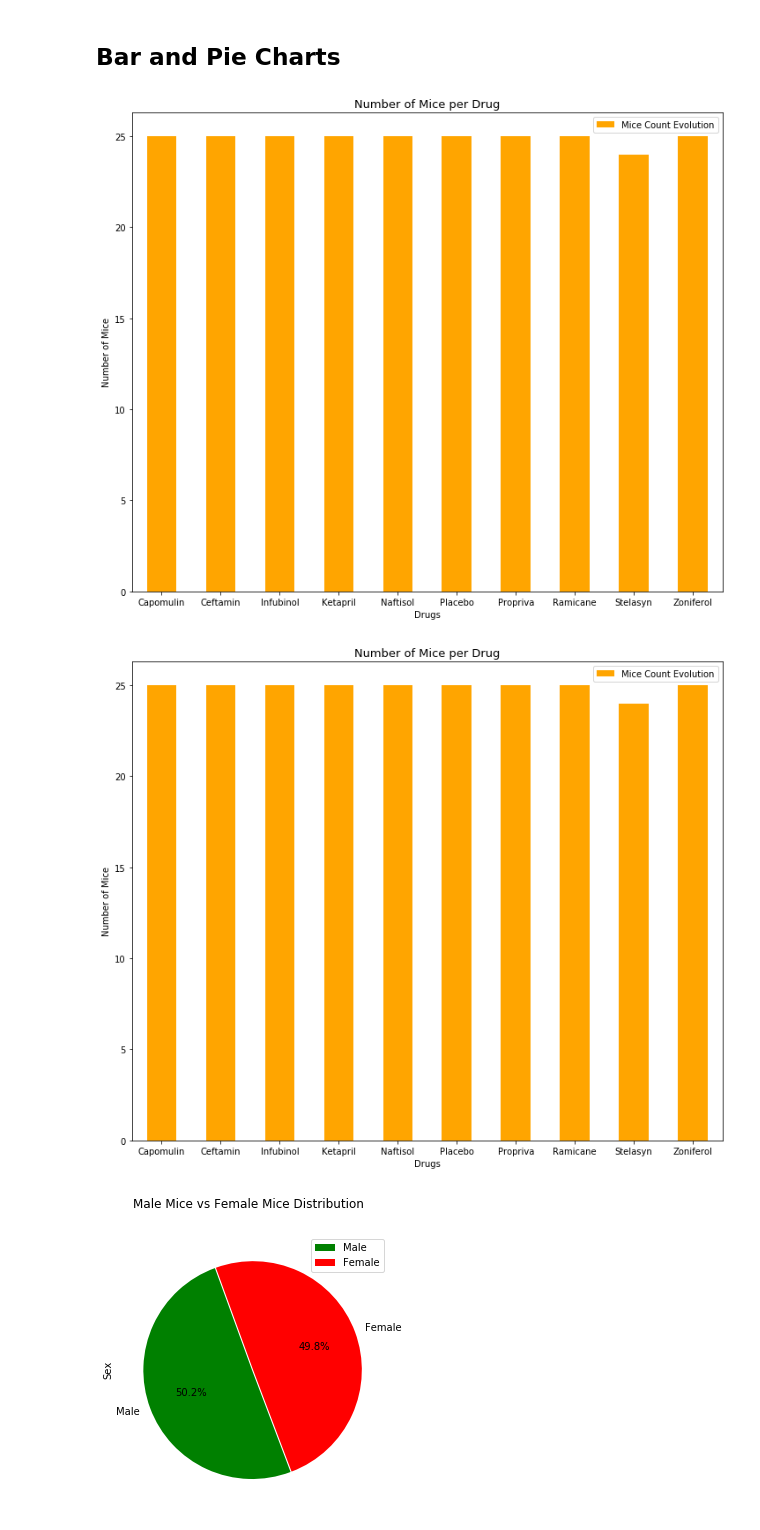
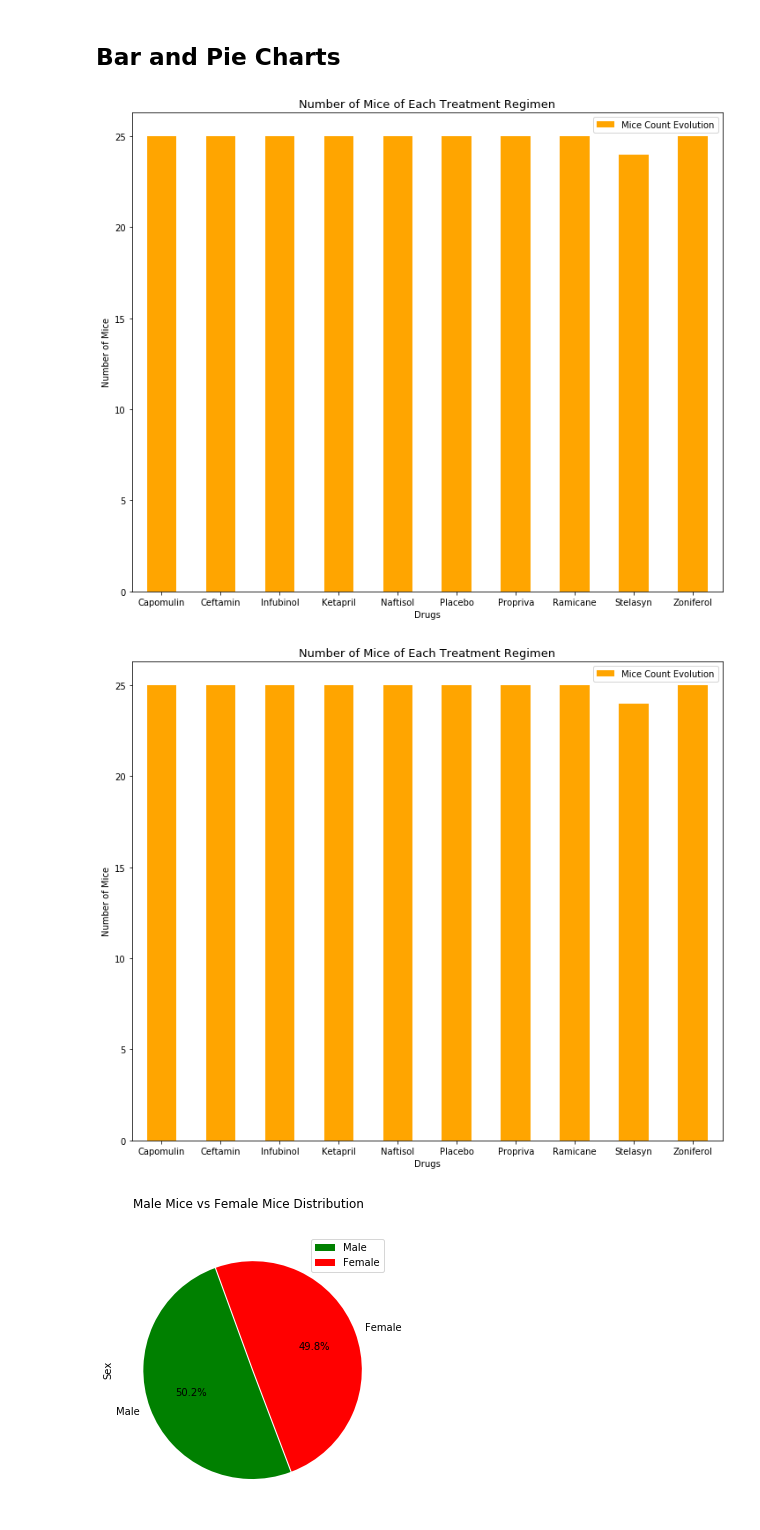
Before and after one commit to azpunit/Matplotlib-challenge, a Jupyter notebook: pymaceuticals.ipynb, the cells around one changed output. Saved outputs shown, nothing was run; the diff lists cells and outputs as text; code cells hidden in the pictures.

```diff
--- a/pymaceuticals.ipynb
+++ b/pymaceuticals.ipynb
@@ -162,26 +164,26 @@ summary_statistics
 # %%
 # Generate a bar plot showing the total number of mice for each treatment throughout the course of the study using pandas.
 clean_mouse_study_df = clean_mouse_study.drop_duplicates(subset="Mouse ID")
 clean_mouse_study_treatment = clean_mouse_study_df.groupby("Drug Regimen")
 
 number_of_mice_df = clean_mouse_study_treatment["Mouse ID"].count()
 new_mouse_study = number_of_mice_df.reset_index()
 new_mouse_study_df = new_mouse_study.groupby("Drug Regimen")
 
 data_plot = number_of_mice_df.plot(kind="bar", figsize=(12,10), color="orange", width=0.5, label="Mice Count Evolution")
 data_plot.set_xticklabels(new_mouse_study["Drug Regimen"], rotation="horizontal")
 
 data_plot.set_xlim(-0.5, len(new_mouse_study["Drug Regimen"])-0.5)
 data_plot.set_ylim(0, max(number_of_mice_df)+1.3)
 
-data_plot.set_title("Number of Mice per Drug", fontsize=13)
+data_plot.set_title("Number of Mice of Each Treatment Regimen", fontsize=13)
 data_plot.set_xlabel("Drugs")
 data_plot.set_ylabel("Number of Mice")
 data_plot.legend(loc="best")
 
 data_plot.plot();
 # %% [output]
-[figure, old version]
+[figure, new version]
 # %%
 # Generate a bar plot showing the total number of mice for each treatment throughout the course of the study using pyplot.
 clean_mouse_study_df = clean_mouse_study.drop_duplicates(subset="Mouse ID")
@@ -201,14 +203,14 @@ plt.xticks(tick_locations, clean_mouse_study_treatment_2_df, rotation="horizonta
 plt.xlim(-0.5, len(x_axis)-0.5)
 plt.ylim(0, max(clean_mouse_study_treatment_4_df)+1.3)
 
-plt.title("Number of Mice per Drug", fontsize=13)
+plt.title("Number of Mice of Each Treatment Regimen", fontsize=13)
 plt.xlabel("Drugs")
 plt.ylabel("Number of Mice")
 plt.legend(loc="best")
 
 plt.show()
 # %% [output]
-[figure, old version]
+[figure, new version]
 # %%
 # Generate a pie plot showing the distribution of female versus male mice using pandas
 columns = ["Mouse ID", "Drug Regimen", "Sex", "Age_months", "Weight (g)", "Timepoint", "Tumor Volume (mm3)", "Metastatic Sites"]
```
Also changed, not shown: parts of 3 cells of this notebook, 1 other file.
